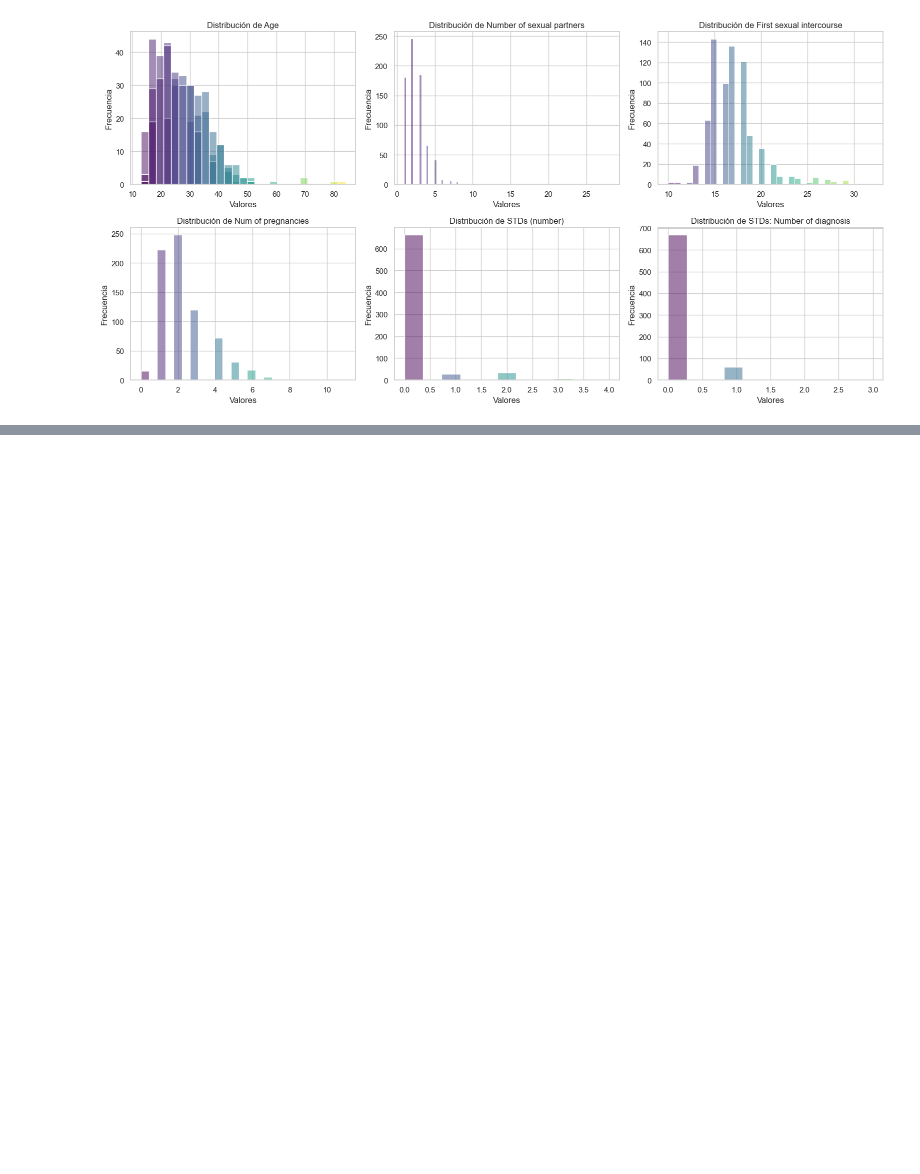
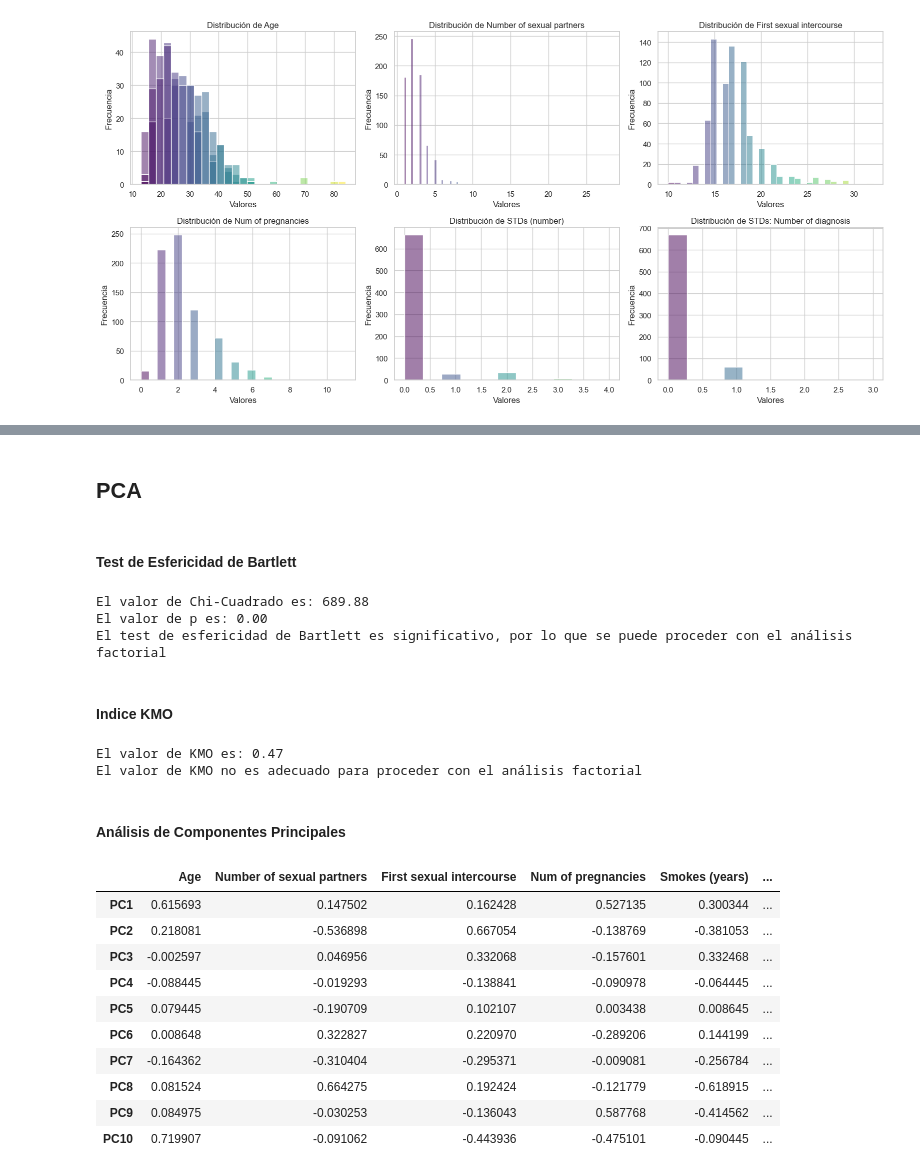
Before and after one commit to LeivaDiego/DataScience-Lab1, a Jupyter notebook: cervical_cancer.ipynb, the cells around one changed output, grey strips where cells are left out. Saved outputs shown, nothing was run; the diff lists cells and outputs as text; code cells hidden in the pictures; blank space fills up the shorter version.

```diff
--- a/cervical_cancer.ipynb
+++ b/cervical_cancer.ipynb
@@ -562,0 +606,57 @@ plt.tight_layout()
+# %% [markdown]
+## PCA
+# %% [markdown]
+#### Test de Esfericidad de Bartlett
+# %%
+chi_cuadrado, p_valor = calculate_bartlett_sphericity(study_data)
+print(f"El valor de Chi-Cuadrado es: {chi_cuadrado:.2f}")
+print(f"El valor de p es: {p_valor:.2f}")
+if p_valor < 0.05:
+    print("El test de esfericidad de Bartlett es significativo, por lo que se puede proceder con el análisis factorial")
+else:
+    print("El test de esfericidad de Bartlett no es significativo, por lo que no se puede proceder con el análisis factorial")
+# %% [output]
+El valor de Chi-Cuadrado es: 689.88
+El valor de p es: 0.00
+El test de esfericidad de Bartlett es significativo, por lo que se puede proceder con el análisis factorial
+# %% [markdown]
+#### Indice KMO
+# %%
+kmo, kmo_modelo = calculate_kmo(study_data)
+print(f"El valor de KMO es: {kmo_modelo:.2f}")
+if kmo_modelo > 0.6:
+    print("El valor de KMO es adecuado para proceder con el análisis factorial")
+else:
+    print("El valor de KMO no es adecuado para proceder con el análisis factorial")
+# %% [output]
+El valor de KMO es: 0.47
+El valor de KMO no es adecuado para proceder con el análisis factorial
+# %% [markdown]
+#### Análisis de Componentes Principales
+# %%
+pca_pipe = make_pipeline(StandardScaler(),PCA()) #Se escalan los datos y luego se le aplica PCA
+pca_pipe.fit(study_data) #Se ajusta el modelo
+#Se extrae el modelo del pipeline
+modelo_pca = pca_pipe.named_steps['pca']
+
+#Se convierte el arreglo en data frame
+num_index = modelo_pca.components_.shape[0]
+index = [f'PC{i+1}' for i in range(num_index)]
+
+pd.DataFrame(
+    data = modelo_pca.components_,
+    columns = study_data.columns,
+    index = index
+)
+# %% [output]
+|  | Age | Number of sexual partners | First sexual intercourse | Num of pregnancies | Smokes (years) | ... |
+| PC1 | 0.615693 | 0.147502 | 0.162428 | 0.527135 | 0.300344 | ... |
+| PC2 | 0.218081 | -0.536898 | 0.667054 | -0.138769 | -0.381053 | ... |
+| PC3 | -0.002597 | 0.046956 | 0.332068 | -0.157601 | 0.332468 | ... |
+| PC4 | -0.088445 | -0.019293 | -0.138841 | -0.090978 | -0.064445 | ... |
+| PC5 | 0.079445 | -0.190709 | 0.102107 | 0.003438 | 0.008645 | ... |
+| PC6 | 0.008648 | 0.322827 | 0.220970 | -0.289206 | 0.144199 | ... |
+| PC7 | -0.164362 | -0.310404 | -0.295371 | -0.009081 | -0.256784 | ... |
+| PC8 | 0.081524 | 0.664275 | 0.192424 | -0.121779 | -0.618915 | ... |
+| PC9 | 0.084975 | -0.030253 | -0.136043 | 0.587768 | -0.414562 | ... |
+| PC10 | 0.719907 | -0.091062 | -0.443936 | -0.475101 | -0.090445 | ... |
```
Also changed, not shown: parts of 12 cells of this notebook.
